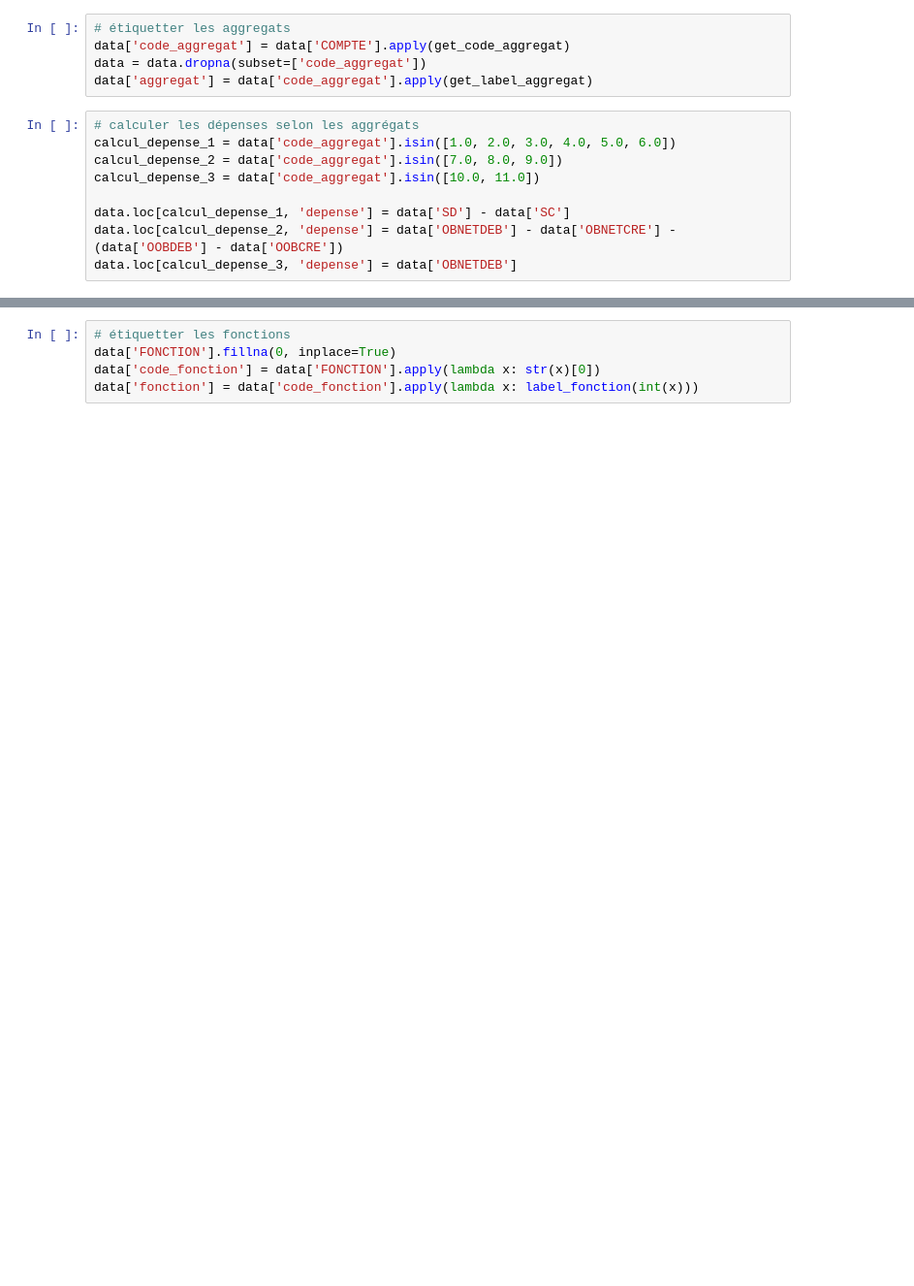
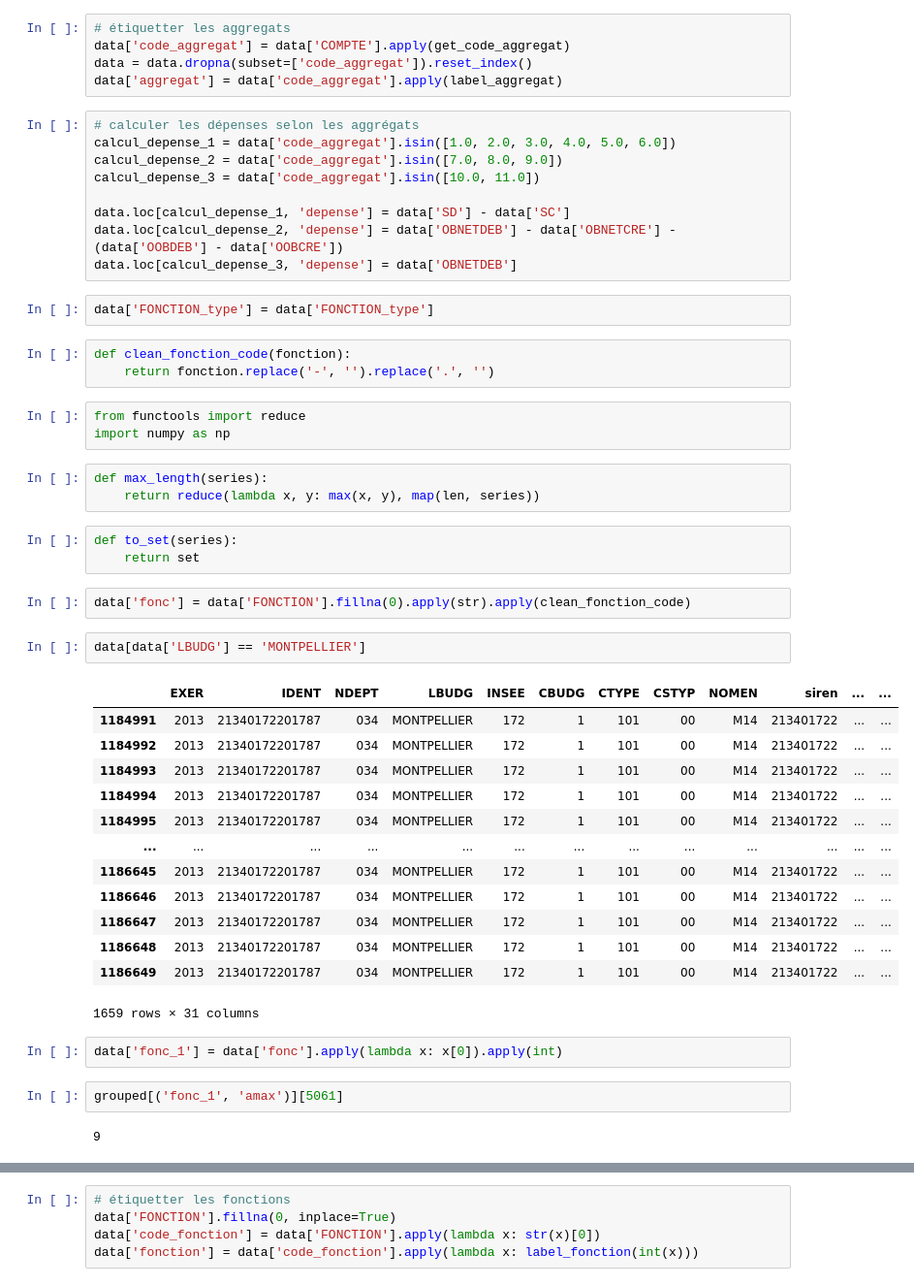
Before and after one commit to gregoiredav/depenses-loc, a Jupyter notebook: prototype.ipynb, the cells around one changed output, grey strips where cells are left out. Shown: that part at 97% size. Saved outputs shown, nothing was run; the diff lists cells and outputs as text; blank space fills up the shorter version.

```diff
--- a/prototype.ipynb
+++ b/prototype.ipynb
@@ -24,8 +31,8 @@ data['COMPTE'] = data['COMPTE'].apply(str)
 # %%
 # étiquetter les aggregats
 data['code_aggregat'] = data['COMPTE'].apply(get_code_aggregat)
-data = data.dropna(subset=['code_aggregat'])
-data['aggregat'] = data['code_aggregat'].apply(get_label_aggregat)
+data = data.dropna(subset=['code_aggregat']).reset_index()
+data['aggregat'] = data['code_aggregat'].apply(label_aggregat)
 # %%
 # calculer les dépenses selon les aggrégats
 calcul_depense_1 = data['code_aggregat'].isin([1.0, 2.0, 3.0, 4.0, 5.0, 6.0])
@@ -35,3 +42,41 @@ calcul_depense_3 = data['code_aggregat'].isin([10.0, 11.0])
 data.loc[calcul_depense_1, 'depense'] = data['SD'] - data['SC']
 data.loc[calcul_depense_2, 'depense'] = data['OBNETDEB'] - data['OBNETCRE'] - (data['OOBDEB'] - data['OOBCRE'])
 data.loc[calcul_depense_3, 'depense'] = data['OBNETDEB']
+# %%
+data['FONCTION_type'] = data['FONCTION_type']
+# %%
+def clean_fonction_code(fonction):
+    return fonction.replace('-', '').replace('.', '')
+# %%
+from functools import reduce
+import numpy as np
+# %%
+def max_length(series):
+    return reduce(lambda x, y: max(x, y), map(len, series))
+# %%
+def to_set(series):
+    return set
+# %%
+data['fonc'] = data['FONCTION'].fillna(0).apply(str).apply(clean_fonction_code)
+# %%
+data[data['LBUDG'] == 'MONTPELLIER']
+# %% [output]
+|  | EXER | IDENT | NDEPT | LBUDG | INSEE | CBUDG | CTYPE | CSTYP | NOMEN | siren | ... | ... |
+| 1184991 | 2013 | 21340172201787 | 034 | MONTPELLIER | 172 | 1 | 101 | 00 | M14 | 213401722 | ... | ... |
+| 1184992 | 2013 | 21340172201787 | 034 | MONTPELLIER | 172 | 1 | 101 | 00 | M14 | 213401722 | ... | ... |
+| 1184993 | 2013 | 21340172201787 | 034 | MONTPELLIER | 172 | 1 | 101 | 00 | M14 | 213401722 | ... | ... |
+| 1184994 | 2013 | 21340172201787 | 034 | MONTPELLIER | 172 | 1 | 101 | 00 | M14 | 213401722 | ... | ... |
+| 1184995 | 2013 | 21340172201787 | 034 | MONTPELLIER | 172 | 1 | 101 | 00 | M14 | 213401722 | ... | ... |
+| ... | ... | ... | ... | ... | ... | ... | ... | ... | ... | ... | ... | ... |
+| 1186645 | 2013 | 21340172201787 | 034 | MONTPELLIER | 172 | 1 | 101 | 00 | M14 | 213401722 | ... | ... |
+| 1186646 | 2013 | 21340172201787 | 034 | MONTPELLIER | 172 | 1 | 101 | 00 | M14 | 213401722 | ... | ... |
+| 1186647 | 2013 | 21340172201787 | 034 | MONTPELLIER | 172 | 1 | 101 | 00 | M14 | 213401722 | ... | ... |
+| 1186648 | 2013 | 21340172201787 | 034 | MONTPELLIER | 172 | 1 | 101 | 00 | M14 | 213401722 | ... | ... |
+| 1186649 | 2013 | 21340172201787 | 034 | MONTPELLIER | 172 | 1 | 101 | 00 | M14 | 213401722 | ... | ... |
+1659 rows × 31 columns
+# %%
+data['fonc_1'] = data['fonc'].apply(lambda x: x[0]).apply(int)
+# %%
+grouped[('fonc_1', 'amax')][5061]
+# %% [output]
+9
```
Also changed, not shown: parts of 33 cells of this notebook, 4 other files.
